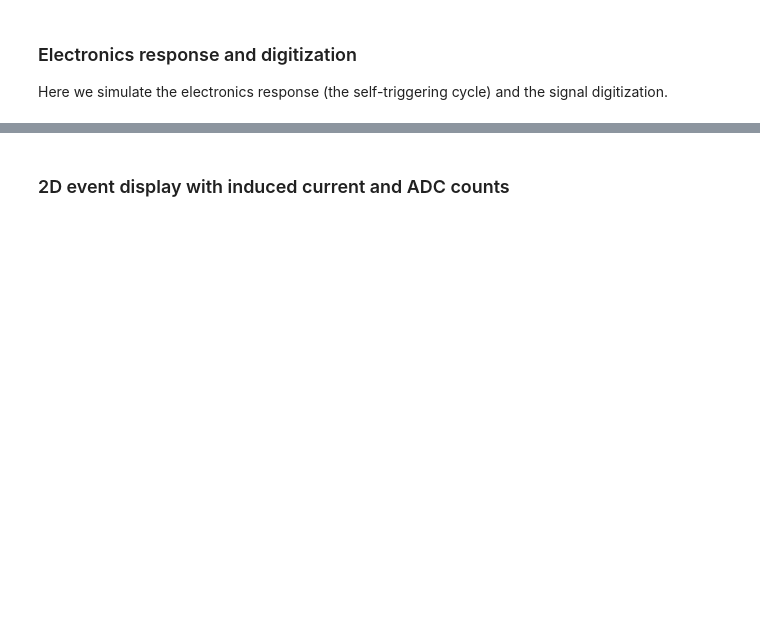
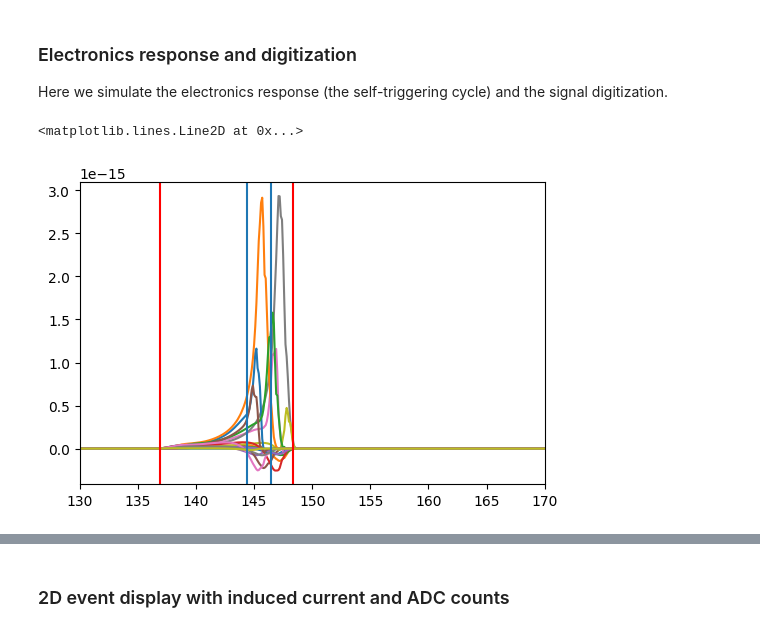
Before and after one commit to DUNE/larnd-sim, a Jupyter notebook: examples/Pixel induced current.ipynb, the cells around one changed output, grey strips where cells are left out. Drawn from its saved outputs; the diff is of its cells as text; code cells hidden in the pictures; blank space fills up the shorter version.

```diff
--- a/examples/Pixel induced current.ipynb
+++ b/examples/Pixel induced current.ipynb
@@ -324,3 +328,24 @@ fee.get_adc_values[BPG,TPB](pixels_signals,
                             rng_states)#,
 #                             integrate)
 adc_list = fee.digitize(integral_list)
+# %%
+fig,ax=plt.subplots(1,1)
+for ip, p in enumerate(pixels_signals):
+    if np.sum(p):
+        ax.plot(consts.time_ticks,p.get()[:2001])
+ax.set_xlim(130,170)
+ax.axvline(selected_tracks['t_start'][0]-8.5,c='r')
+ax.axvline(selected_tracks['t_end'][0],c='r')
+ax.axvline(max(adc_ticks_list[adc_ticks_list>0]))
+ax.axvline(min(adc_ticks_list[adc_ticks_list>0]))
+
+
+
+# ax.axvline(selected_tracks['t_end'][5],c='r')
+# ax.axvline(selected_tracks['t_start'][4],c='b')
+# ax.axvline(selected_tracks['t_end'][4],c='b')
+# ax.axvline(selected_tracks['t_start'][9],c='g')
+# ax.axvline(selected_tracks['t_end'][9],c='g')
+# %% [output]
+<matplotlib.lines.Line2D at 0x...>
+[figure, added]
```
Also changed, not shown: parts of 43 cells of this notebook, 1 other file.
